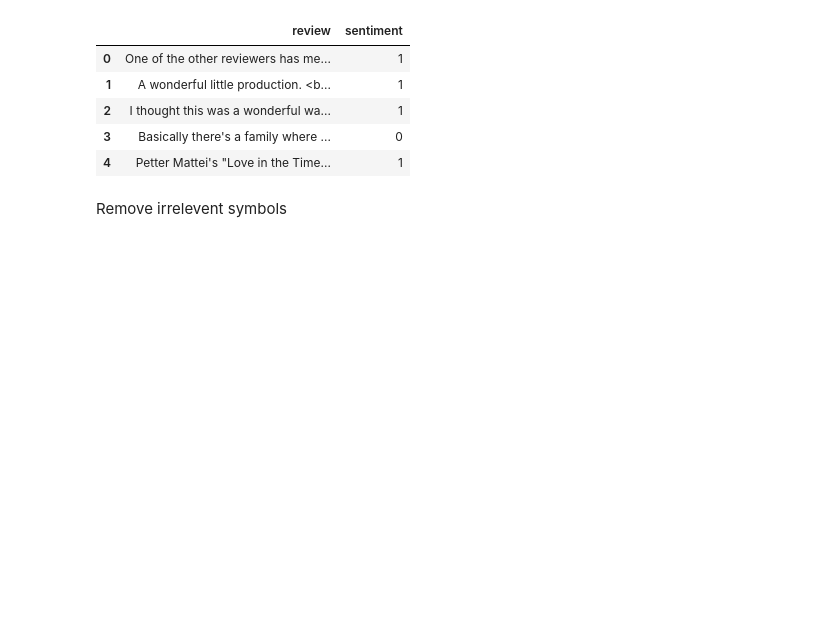
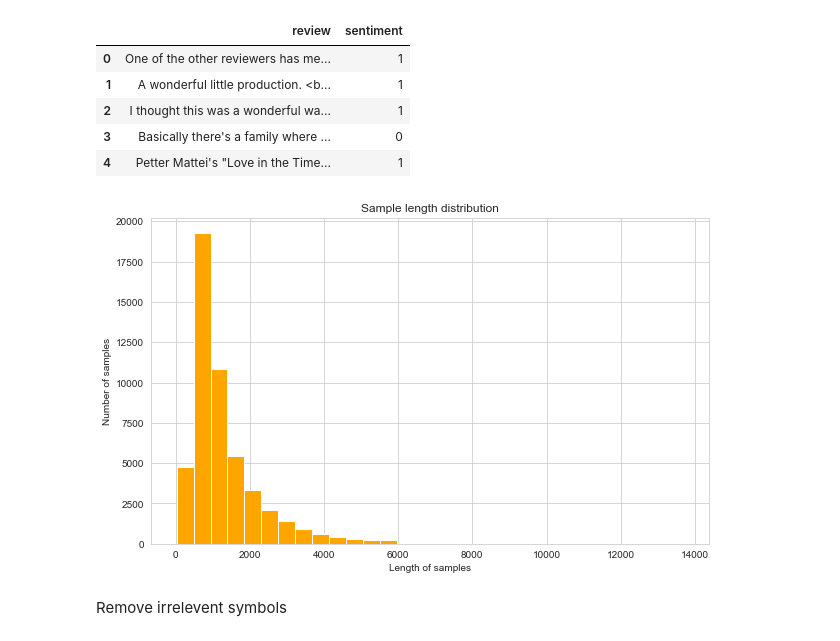
Before and after one commit to josiahlin119/IMDB-Final-Project, a Jupyter notebook: src/Imdb_bert.ipynb, the cells around one changed output. Saved outputs shown, nothing was run; the diff lists cells and outputs as text; code cells hidden in the pictures; blank space fills up the shorter version.

```diff
--- a/src/Imdb_bert.ipynb
+++ b/src/Imdb_bert.ipynb
@@ -18,8 +3,6 @@ import numpy as np
 # %%
 #Load the libraries
-
-
-# import numpy as np
+import numpy as np
 import pandas as pd
 import seaborn as sns
 import matplotlib.pyplot as plt
@@ -51,3 +34,5 @@ from tensorflow import keras
 from keras.datasets import imdb
 from tensorflow.keras import models
 from tensorflow.keras import layers
+
+sns.set_style("whitegrid")
@@ -110,6 +87,16 @@ imdb_data.head()
 | 2 | I thought this was a wonderful wa... | 1 |
 | 3 | Basically there's a family where ... | 0 |
 | 4 | Petter Mattei's "Love in the Time... | 1 |
+# %%
+# Now, let's see the average number of words per sample
+plt.figure(figsize=(10, 6))
+plt.hist(x=[len(sample) for sample in list(imdb_data['review'])], bins=30,density=False,color='Orange')
+plt.xlabel('Length of samples')
+plt.ylabel('Number of samples')
+plt.title('Sample length distribution')
+plt.show()
+# %% [output]
+[figure, added]
 # %%
 
 tokenizer=ToktokTokenizer()
```
Also changed, not shown: parts of 42 cells of this notebook.
